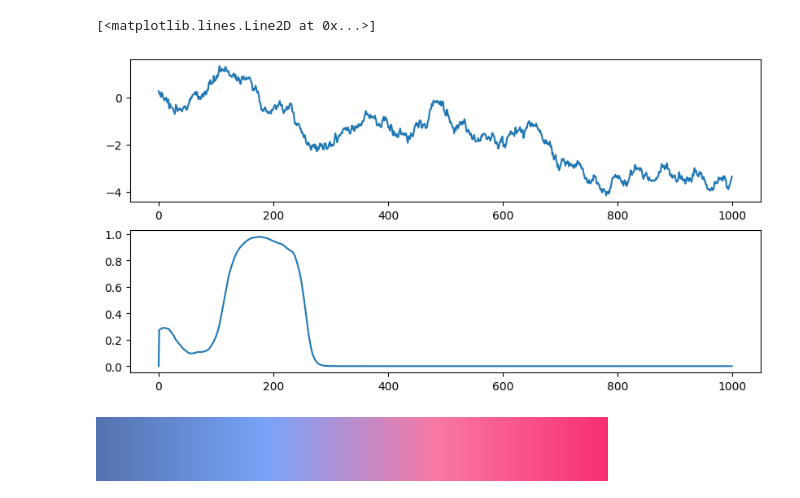
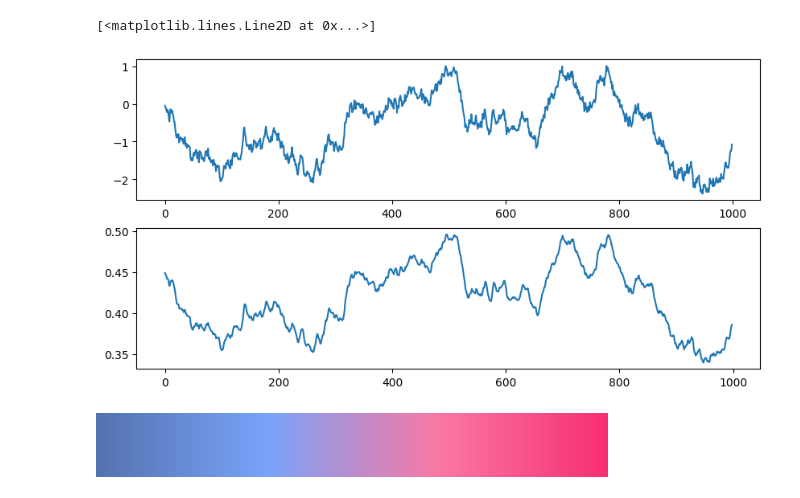
Before and after one commit to 1101AlexZab1011/SpatialMemory, a Jupyter notebook: dev/bb_stuff.ipynb, the cells around one changed output. Drawn from its saved outputs; the diff is of its cells as text; code cells hidden in the pictures.

```diff
--- a/dev/bb_stuff.ipynb
+++ b/dev/bb_stuff.ipynb
@@ -31,7 +31,8 @@ def gen_x(k: np.ndarray, dt: float = 0.01, tau: float = 0.025, a: float = 1., b:
     x = np.zeros_like(k)
 
     for t in range(1, len(k)):
-        x[t] = (a*x[t - 1] + b*k[t - 1]*dt/tau)
+        in_ = k[t - 1] - x[t - 1]
+        x[t] = (a*x[t - 1] + b*in_*dt/tau)
 
     return x
 
@@ -47,14 +46,14 @@ def gen_r(x: np.ndarray, alpha: float = 5, beta: float = 0.1) -> np.ndarray:
 # %%
-k = gaussian_random_walk(1000, mean=0, std=0.1)
+# k = gaussian_random_walk(1000, mean=0, std=0.1)
 
 fig, (ax1, ax2) = plt.subplots(2, 1, figsize=(10, 5))
 
 ax1.plot(k)
-r = gen_r(gen_x(k))
-ax2.plot(r)
+r = gen_r(gen_x(k), alpha=1, beta=0.1)
+ax2.plot(r[1:])
 # %% [output]
 [<matplotlib.lines.Line2D at 0x...>]
-[figure, old version]
+[figure, new version]
 # %%
 from deepmeg.utils.colors import generate_cmap
 
```
Also changed, not shown: parts of 11 cells of this notebook, 14 other files.
